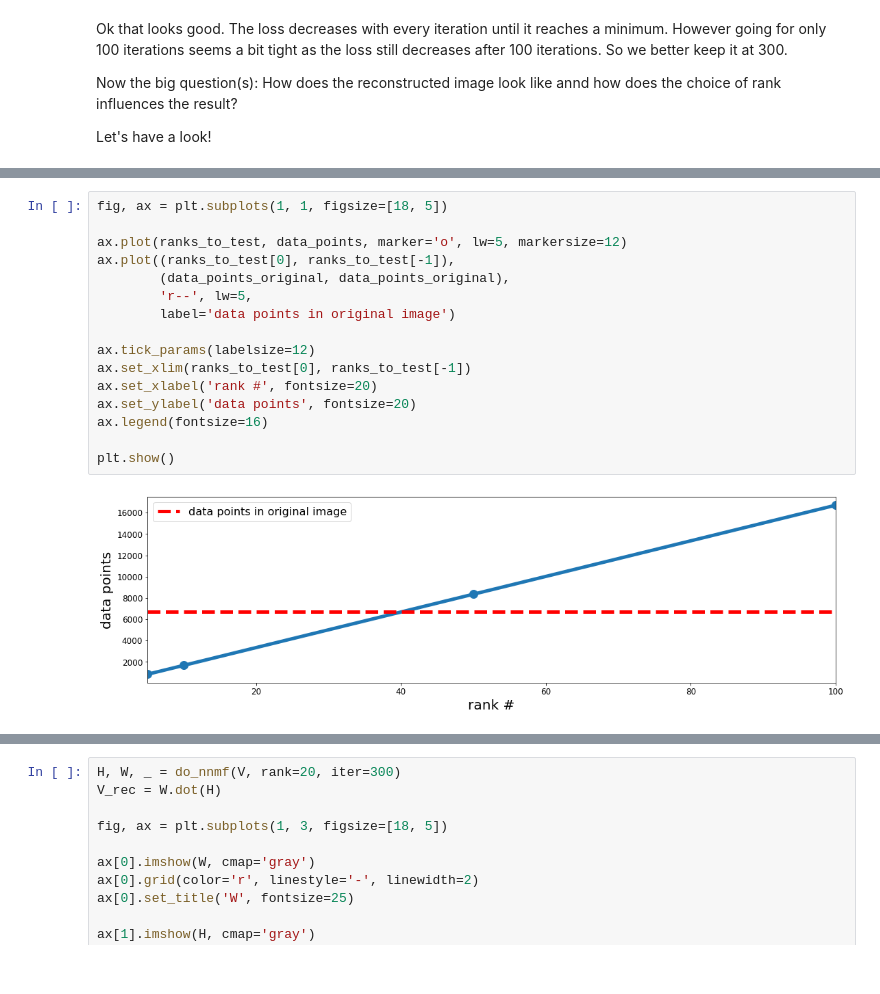
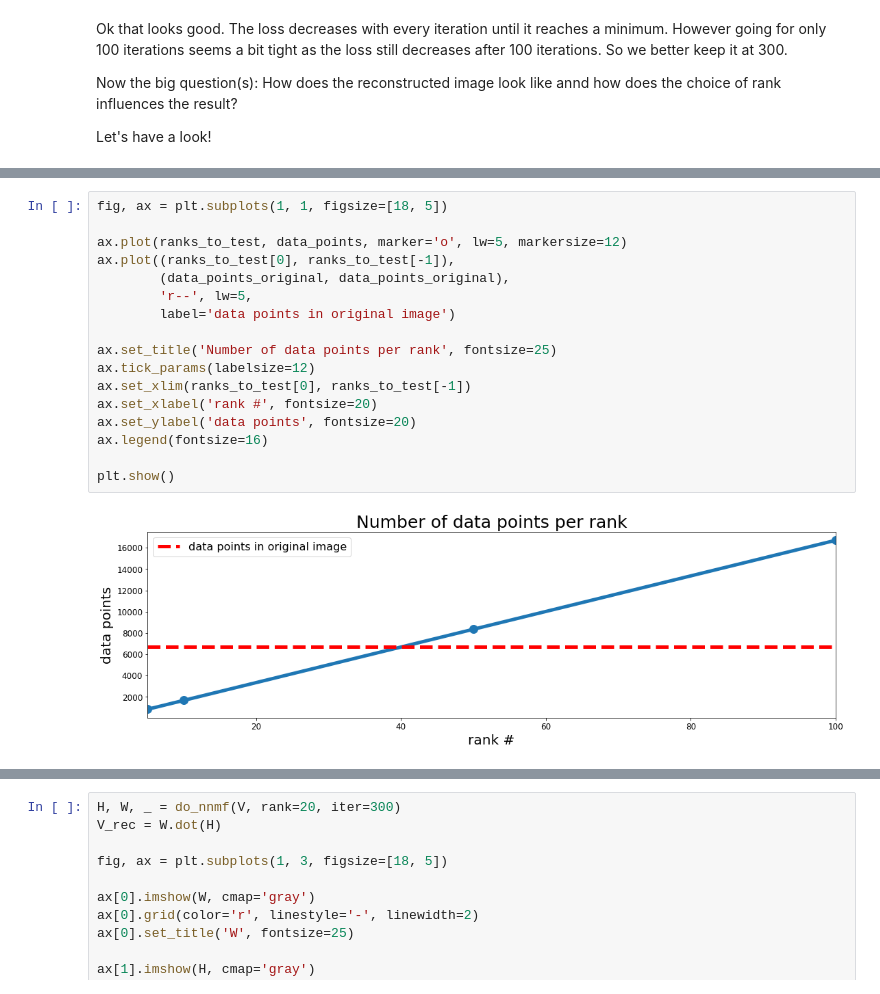
Before and after one commit to akcarsten/Non_Negative_Matrix_Factorization, a Jupyter notebook: Non_Negative_Matrix_Factorization.ipynb, the cells around one changed output, grey strips where cells are left out. Saved outputs shown, nothing was run; the diff lists cells and outputs as text.

```diff
--- a/Non_Negative_Matrix_Factorization.ipynb
+++ b/Non_Negative_Matrix_Factorization.ipynb
@@ -151,18 +174,19 @@ plt.show()
 # %%
 fig, ax = plt.subplots(1, 1, figsize=[18, 5])
 
 ax.plot(ranks_to_test, data_points, marker='o', lw=5, markersize=12)
 ax.plot((ranks_to_test[0], ranks_to_test[-1]),
         (data_points_original, data_points_original),
         'r--', lw=5,
         label='data points in original image')
 
+ax.set_title('Number of data points per rank', fontsize=25)
 ax.tick_params(labelsize=12)
 ax.set_xlim(ranks_to_test[0], ranks_to_test[-1])
 ax.set_xlabel('rank #', fontsize=20)
 ax.set_ylabel('data points', fontsize=20)
 ax.legend(fontsize=16)
 
 plt.show()
 # %% [output]
-[figure, old version]
+[figure, new version]
```
Also changed, not shown: parts of 15 cells of this notebook.
